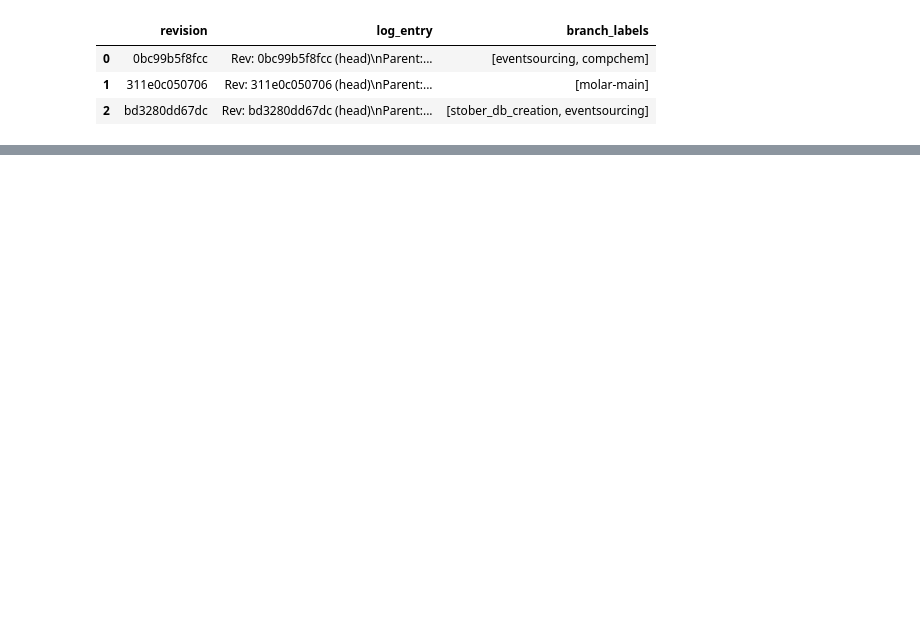
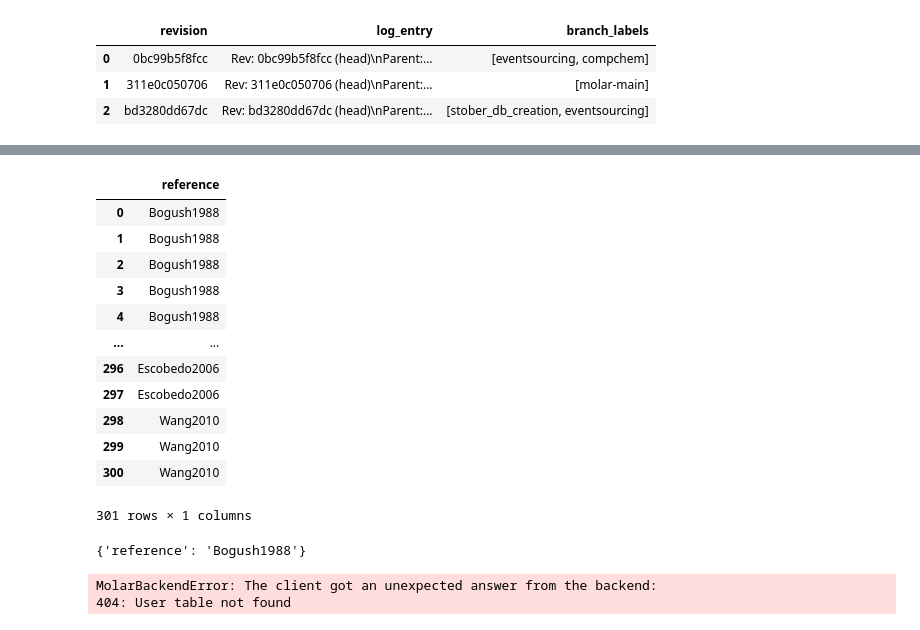
Before and after one commit to beluticona/acceleration-consortium-hackaton, a Jupyter notebook: Stober DB feat Molar.ipynb, the cells around one changed output, grey strips where cells are left out. Saved outputs shown, nothing was run; the diff lists cells and outputs as text; code cells hidden in the pictures; blank space fills up the shorter version.

```diff
--- a/Stober DB feat Molar.ipynb
+++ b/Stober DB feat Molar.ipynb
@@ -103,0 +117,2 @@ ModuleNotFoundError: No module named 'MySQLdb'
+# %%
+raw_data = carga_datos("Database v2.csv")
@@ -103,0 +140,29 @@ ModuleNotFoundError: No module named 'MySQLdb'
+# %%
+data_source_cols = ["Year", "Reference"]
+synthesis = [ 'Agitation',
+             'Temperature',
+             'Time',
+             'Mixture volume',
+             'Mixture mass',
+             'Mixture mass error']
+compounds = ["TEOS", "Alcochol", "Ammonia", "Water", "NaCl"]
+
+data_source = raw_data[data_source_cols]
+
+data_source = data_source.rename(columns={"Year":"year", "Reference":"reference"}).reset_index(drop=True)
+# %%
+data_source
+# %% [output]
+|  | reference |
+| 0 | Bogush1988 |
+| 1 | Bogush1988 |
+| 2 | Bogush1988 |
+| 3 | Bogush1988 |
+| 4 | Bogush1988 |
+| ... | ... |
+| 296 | Escobedo2006 |
+| 297 | Escobedo2006 |
+| 298 | Wang2010 |
+| 299 | Wang2010 |
+| 300 | Wang2010 |
+301 rows × 1 columns
@@ -103,0 +171,4 @@ ModuleNotFoundError: No module named 'MySQLdb'
+# %%
+ds[0]
+# %% [output]
+{'reference': 'Bogush1988'}
@@ -104,3 +179,13 @@ ModuleNotFoundError: No module named 'MySQLdb'
+# %%
+for entry in ds:
+    data = admin_stober.create_entry(
+    type="data_source",
+    data=entry
+    )
+    #time.sleep(10)
+# %% [output]
+MolarBackendError: The client got an unexpected answer from the backend:
+404: User table not found
 # %%
 admin_stober.view_entries("stober_db")
 # %% [output]
```
Also changed, not shown: parts of 17 cells of this notebook.
